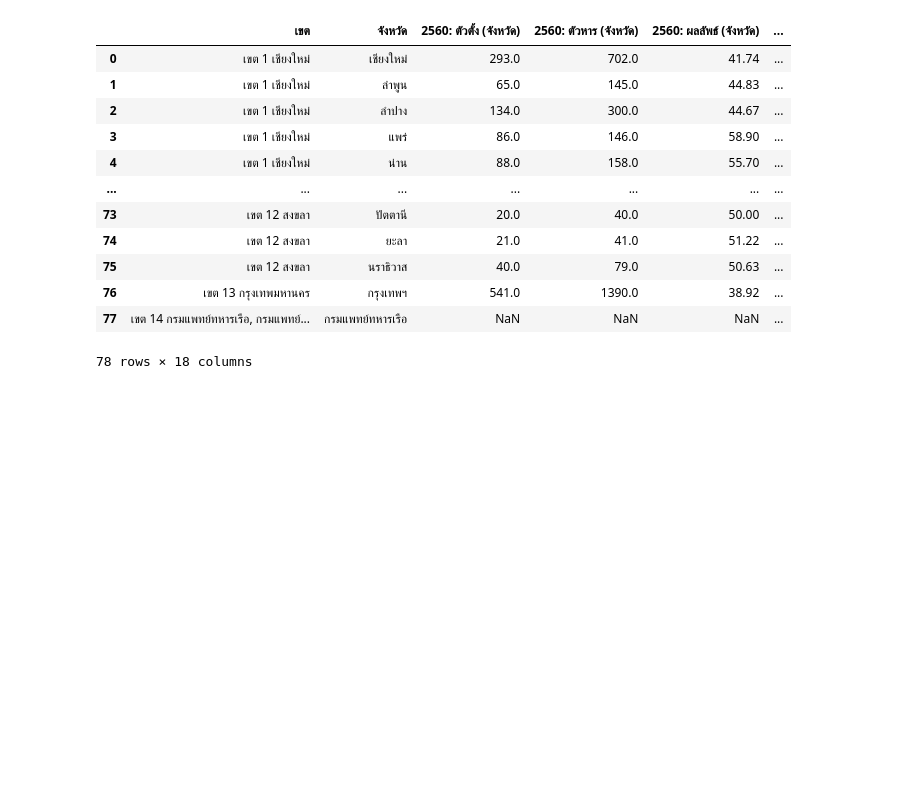
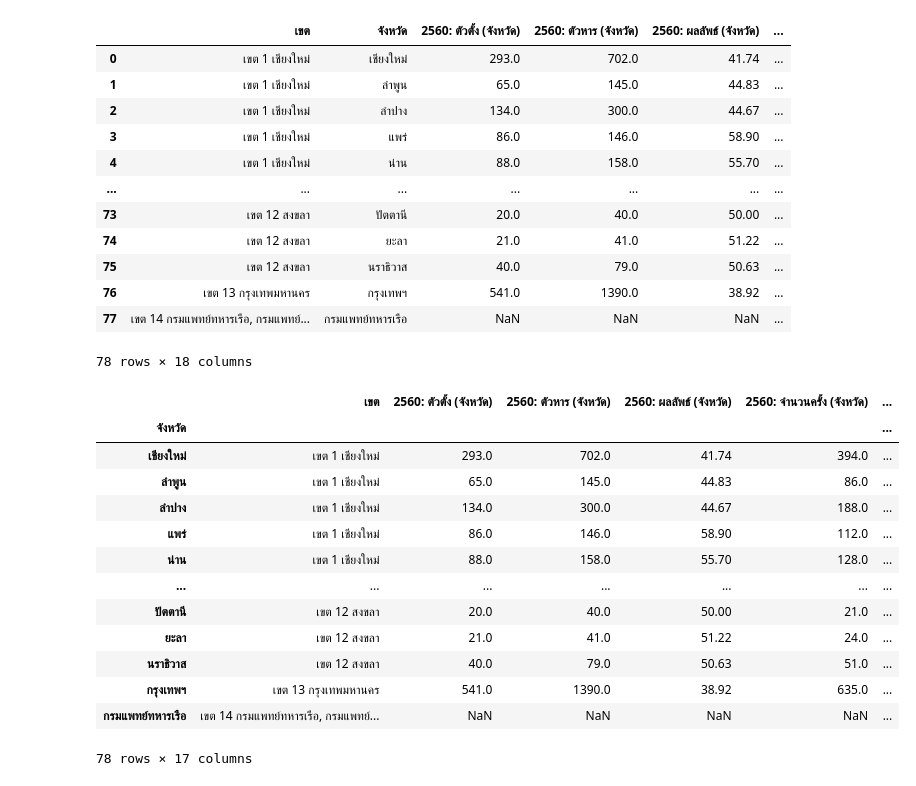
Before and after one commit to Septkung/Python-Pandas-Learning, a Jupyter notebook: Play_with_Data_III.ipynb, the cells around one changed output. Cells and saved outputs as stored; diff of their text form; code cells hidden in the pictures; blank space fills up the shorter version.

```diff
--- a/Play_with_Data_III.ipynb
+++ b/Play_with_Data_III.ipynb
@@ -181,3 +181,21 @@ df
 | 76 | เขต 13 กรุงเทพมหานคร | กรุงเทพฯ | 541.0 | 1390.0 | 38.92 | ... |
 | 77 | เขต 14 กรมแพทย์ทหารเรือ, กรมแพทย์... | กรมแพทย์ทหารเรือ | NaN | NaN | NaN | ... |
 78 rows × 18 columns
+# %%
+df = df.set_index("จังหวัด") #set index with provice header
+df
+# %% [output]
+|  | เขต | 2560: ตัวตั้ง (จังหวัด) | 2560: ตัวหาร (จังหวัด) | 2560: ผลลัพธ์ (จังหวัด) | 2560: จำนวนครั้ง (จังหวัด) | ... |
+| จังหวัด |  |  |  |  |  | ... |
+| เชียงใหม่ | เขต 1 เชียงใหม่ | 293.0 | 702.0 | 41.74 | 394.0 | ... |
+| ลำพูน | เขต 1 เชียงใหม่ | 65.0 | 145.0 | 44.83 | 86.0 | ... |
+| ลำปาง | เขต 1 เชียงใหม่ | 134.0 | 300.0 | 44.67 | 188.0 | ... |
+| แพร่ | เขต 1 เชียงใหม่ | 86.0 | 146.0 | 58.90 | 112.0 | ... |
+| น่าน | เขต 1 เชียงใหม่ | 88.0 | 158.0 | 55.70 | 128.0 | ... |
+| ... | ... | ... | ... | ... | ... | ... |
+| ปัตตานี | เขต 12 สงขลา | 20.0 | 40.0 | 50.00 | 21.0 | ... |
+| ยะลา | เขต 12 สงขลา | 21.0 | 41.0 | 51.22 | 24.0 | ... |
+| นราธิวาส | เขต 12 สงขลา | 40.0 | 79.0 | 50.63 | 51.0 | ... |
+| กรุงเทพฯ | เขต 13 กรุงเทพมหานคร | 541.0 | 1390.0 | 38.92 | 635.0 | ... |
+| กรมแพทย์ทหารเรือ | เขต 14 กรมแพทย์ทหารเรือ, กรมแพทย์... | NaN | NaN | NaN | NaN | ... |
+78 rows × 17 columns
```
Also changed, not shown: parts of 14 cells of this notebook.
